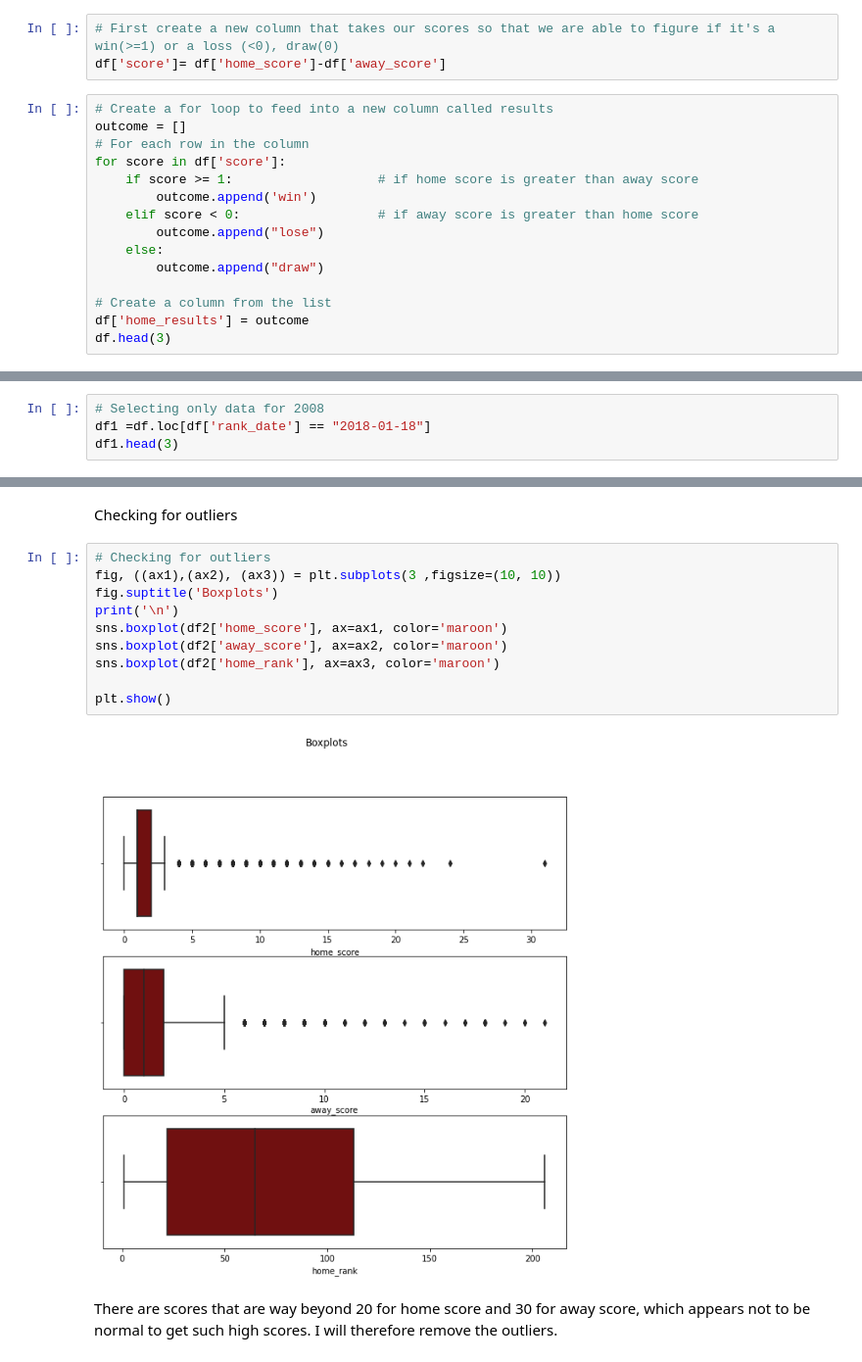
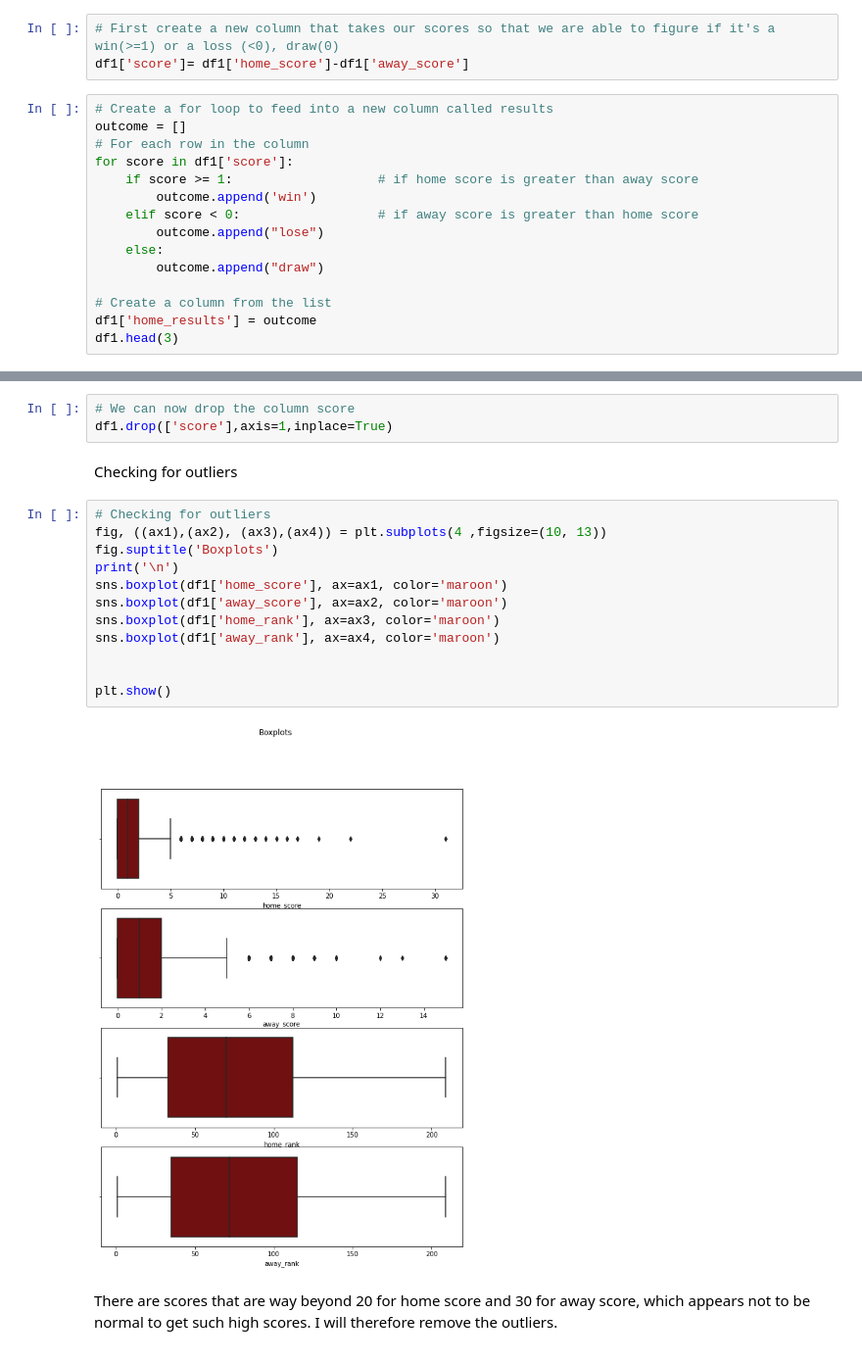
Before and after one commit to PrecyMaeMwanyungu/Football-predictions-using-machine-learning, a Jupyter notebook: Precy_Mae_Core_W6_Project.ipynb, the cells around one changed output, grey strips where cells are left out. Shown at 98% size. Saved outputs shown, nothing was run; the diff lists cells and outputs as text.

```diff
--- a/Precy_Mae_Core_W6_Project.ipynb
+++ b/Precy_Mae_Core_W6_Project.ipynb
@@ -355,12 +401,12 @@ From my observation, the tournament column has 104 possibilities
 Creating a new column for wins, draws and losses.
 # %%
 # First create a new column that takes our scores so that we are able to figure if it's a win(>=1) or a loss (<0), draw(0)
-df['score']= df['home_score']-df['away_score']
+df1['score']= df1['home_score']-df1['away_score']
 # %%
 # Create a for loop to feed into a new column called results
 outcome = []
 # For each row in the column
-for score in df['score']:
+for score in df1['score']:
     if score >= 1:                   # if home score is greater than away score
         outcome.append('win')
     elif score < 0:                  # if away score is greater than home score
@@ -369,6 +415,6 @@ for score in df['score']:
         outcome.append("draw")
 
 # Create a column from the list
-df['home_results'] = outcome
-df.head(3)
+df1['home_results'] = outcome
+df1.head(3)
 # %% [output]
@@ -446,4 +426,0 @@ The rank date with the highest records which is fairly resent is 2018-01-18, so
-# %%
-# Selecting only data for 2008
-df1 =df.loc[df['rank_date'] == "2018-01-18"]
-df1.head(3)
@@ -490,17 +427,22 @@ df2.shape
+# %%
+# We can now drop the column score
+df1.drop(['score'],axis=1,inplace=True)
 # %% [markdown]
 Checking for outliers
 # %%
 # Checking for outliers
-fig, ((ax1),(ax2), (ax3)) = plt.subplots(3 ,figsize=(10, 10))
+fig, ((ax1),(ax2), (ax3),(ax4)) = plt.subplots(4 ,figsize=(10, 13))
 fig.suptitle('Boxplots')
 print('\n')
-sns.boxplot(df2['home_score'], ax=ax1, color='maroon')
-sns.boxplot(df2['away_score'], ax=ax2, color='maroon')
-sns.boxplot(df2['home_rank'], ax=ax3, color='maroon')
+sns.boxplot(df1['home_score'], ax=ax1, color='maroon')
+sns.boxplot(df1['away_score'], ax=ax2, color='maroon')
+sns.boxplot(df1['home_rank'], ax=ax3, color='maroon')
+sns.boxplot(df1['away_rank'], ax=ax4, color='maroon')
+
 
 plt.show()
 # %% [output]
-[figure, old version]
+[figure, new version]
 # %% [markdown]
 There are scores that are way beyond 20 for home score and 30 for away score, which appears not to be normal to get such high scores. I will therefore remove the outliers.
 # %%
```
Also changed, not shown: parts of 132 cells of this notebook.
